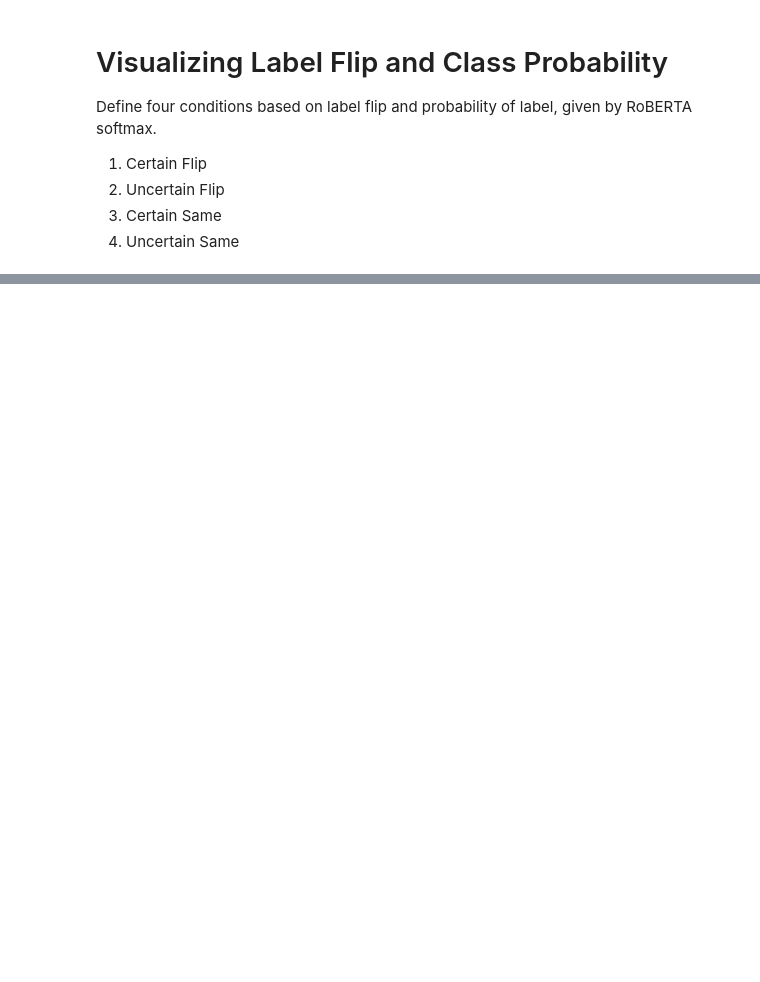
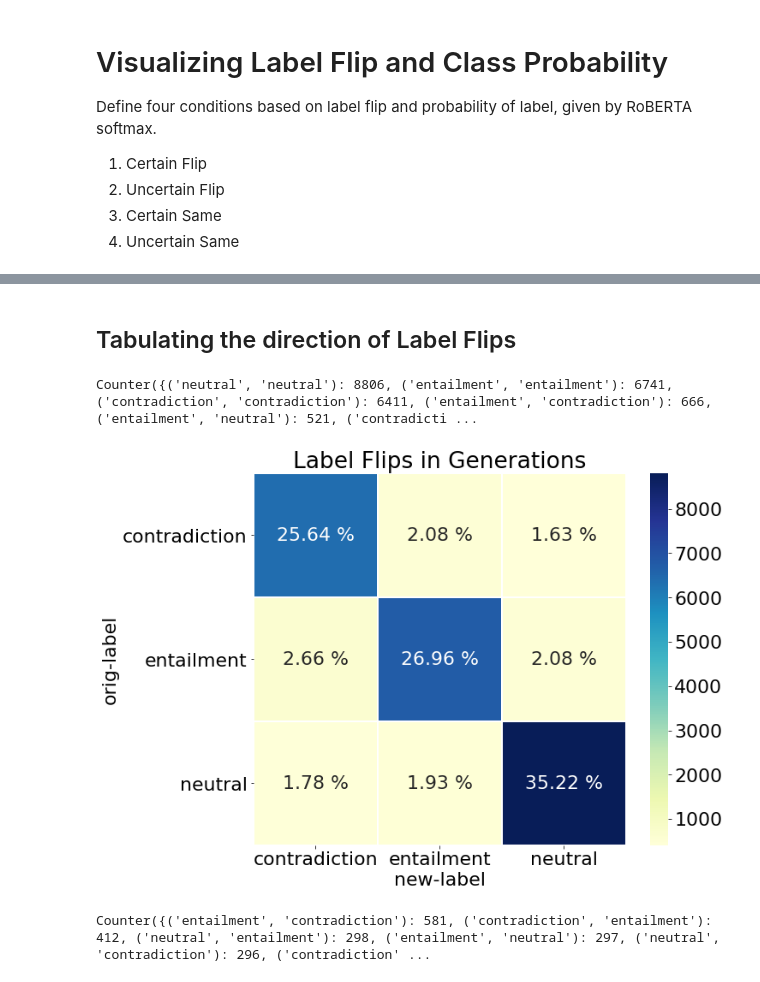
Before and after one commit to JohnnyMa314/MP-Edit, a Jupyter notebook: notebooks/Visualizing-Minimal-Pair-Edits.ipynb, the cells around one changed output, grey strips where cells are left out. Saved outputs shown, nothing was run; the diff lists cells and outputs as text; code cells hidden in the pictures; blank space fills up the shorter version.

```diff
--- a/notebooks/Visualizing-Minimal-Pair-Edits.ipynb
+++ b/notebooks/Visualizing-Minimal-Pair-Edits.ipynb
@@ -78,0 +159,42 @@ Text(0.5, 1.0, 'Counts of Label-Flip Categories')
+# %% [markdown]
+## Tabulating the direction of Label Flips
+# %%
+from ast import literal_eval as make_tuple
+from collections import Counter
+
+# count of label switches in contrast set
+switches = zip(df['orig-label'], df['new-label'])
+switch_changes = Counter(switches)
+print(switch_changes)
+# %% [output]
+Counter({('neutral', 'neutral'): 8806, ('entailment', 'entailment'): 6741, ('contradiction', 'contradiction'): 6411, ('entailment', 'contradiction'): 666, ('entailment', 'neutral'): 521, ('contradicti ...
+# %%
+import matplotlib
+
+RTE_mat = pd.crosstab(index=df['orig-label'], columns=[df['new-label']])
+pcts = (round(RTE_mat/RTE_mat.sum().sum()*100, 2)).values.flatten()
+
+
+matplotlib.rcParams.update({'font.size': 22})
+
+fig, axs = plt.subplots(figsize=(10,8))
+ax = sns.heatmap(RTE_mat, annot=True, fmt = '.1f', square=1, linewidth=1., cmap="YlGnBu")
+
+
+ind = 0
+for t in ax.texts:
+    t.set_text(str(pcts[ind]) + " %")
+    ind += 1
+
+
+plt.title('Label Flips in Generations')
+plt.savefig('label-flips1.png', dpi = 100)
+plt.show()
+# %% [output]
+[figure, added]
+# %%
+switches = zip(df.loc[df['flip-class'] == 'Certain-Flip', 'orig-label'], df.loc[df['flip-class'] == 'Certain-Flip', 'new-label'])
+switch_changes = Counter(switches)
+print(switch_changes)
+# %% [output]
+Counter({('entailment', 'contradiction'): 581, ('contradiction', 'entailment'): 412, ('neutral', 'entailment'): 298, ('entailment', 'neutral'): 297, ('neutral', 'contradiction'): 296, ('contradiction' ...
```
Also changed, not shown: parts of 13 cells of this notebook, 32 other files.
